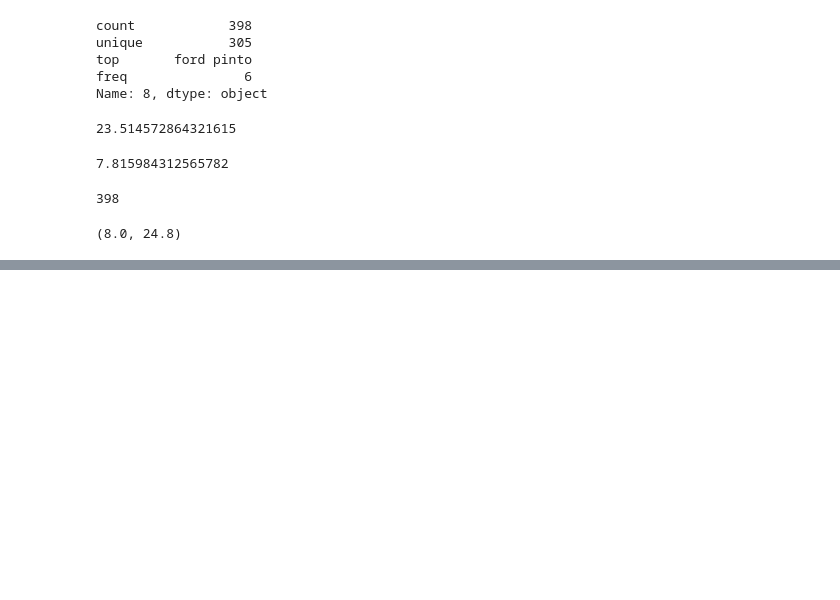
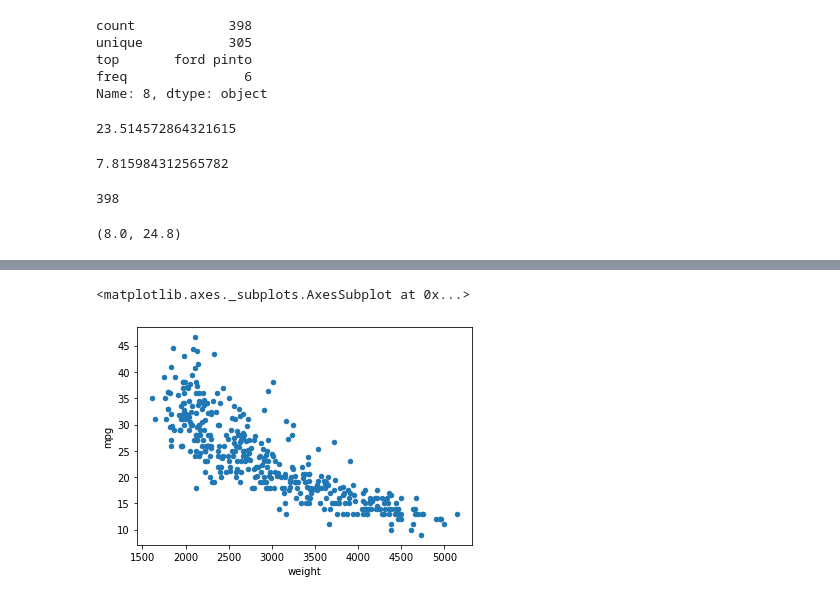
Before and after one commit to victoria2012/test_visualization, a Jupyter notebook: autompg_pandas_info.ipynb, the cells around one changed output, grey strips where cells are left out. Drawn from its saved outputs; the diff is of its cells as text; code cells hidden in the pictures; blank space fills up the shorter version.

Commit message:
plot 추가

```diff
--- a/autompg_pandas_info.ipynb
+++ b/autompg_pandas_info.ipynb
@@ -90,3 +88,6 @@ df[5].count()
 df[5].min(), df[5].max()
 # %% [output]
 (8.0, 24.8)
+# %%
+df.columns = ['mpg','cylinders','displacement','horsepower','weight','acceleration','model year','origin','name']
+df
@@ -92,0 +108,5 @@ df[5].min(), df[5].max()
+# %%
+df.plot(x='weight', y='mpg',kind='scatter')
+# %% [output]
+<matplotlib.axes._subplots.AxesSubplot at 0x...>
+[figure, added]
```
Also changed, not shown: parts of 5 cells of this notebook.
